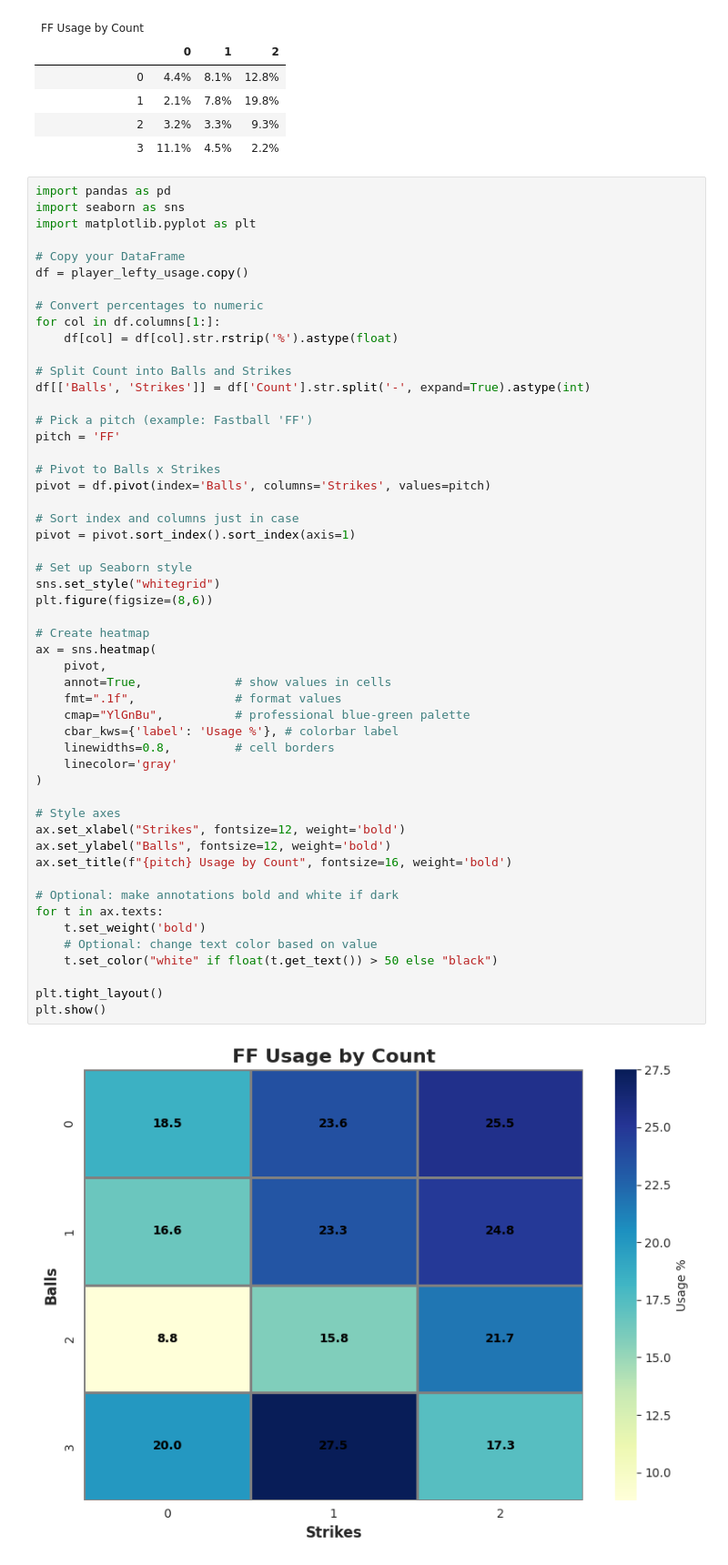
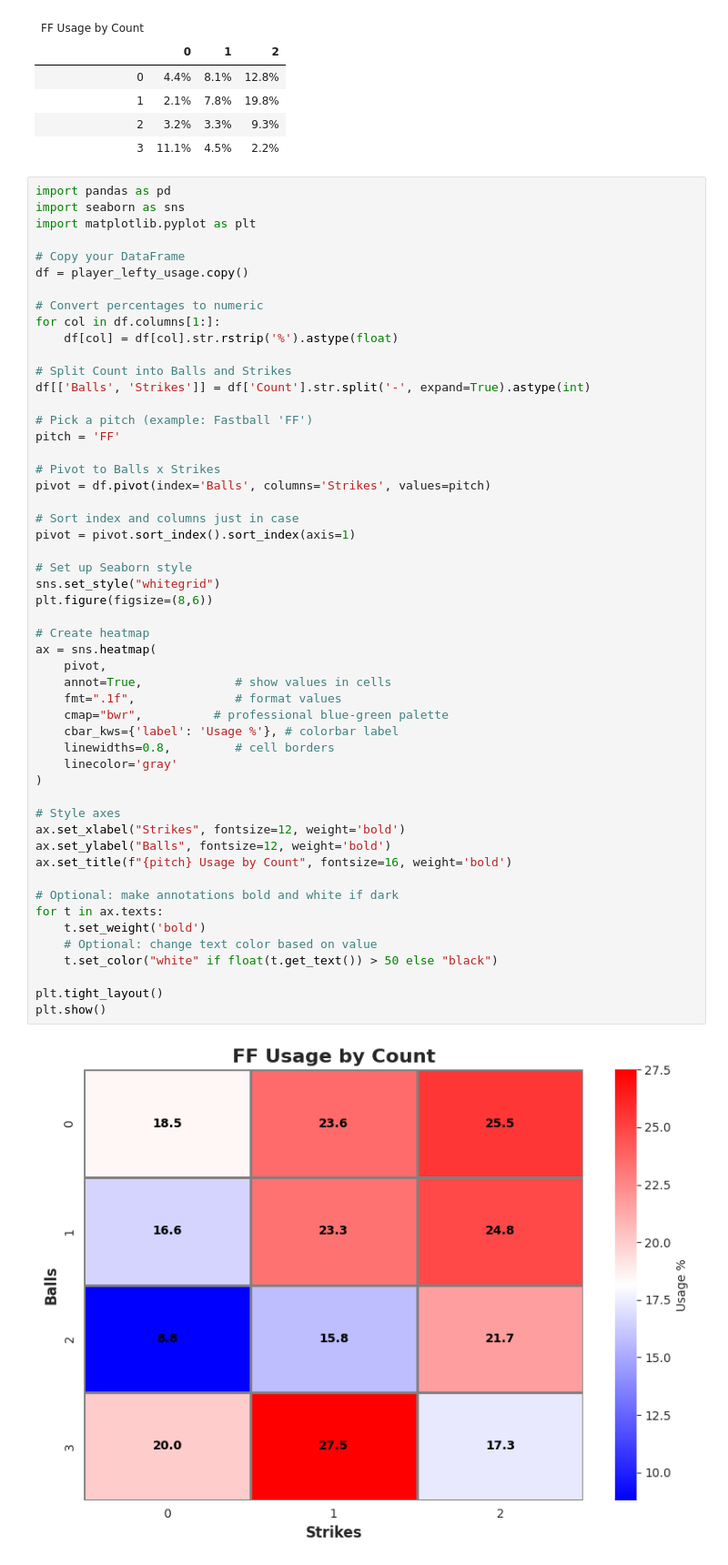
Before and after one commit to brianhockett/mlb-scouting-report, a Jupyter notebook: testing-notebook.ipynb, the cells around one changed output. Shown at 91% size. Saved outputs shown, nothing was run; the diff lists cells and outputs as text.

```diff
--- a/testing-notebook.ipynb
+++ b/testing-notebook.ipynb
@@ -322,32 +322,32 @@ pivot = df.pivot(index='Balls', columns='Strikes', values=pitch)
 pivot = pivot.sort_index().sort_index(axis=1)
 
 # Set up Seaborn style
 sns.set_style("whitegrid")
 plt.figure(figsize=(8,6))
 
 # Create heatmap
 ax = sns.heatmap(
     pivot,
     annot=True,             # show values in cells
     fmt=".1f",              # format values
-    cmap="YlGnBu",          # professional blue-green palette
+    cmap="bwr",          # professional blue-green palette
     cbar_kws={'label': 'Usage %'}, # colorbar label
     linewidths=0.8,         # cell borders
     linecolor='gray'
 )
 
 # Style axes
 ax.set_xlabel("Strikes", fontsize=12, weight='bold')
 ax.set_ylabel("Balls", fontsize=12, weight='bold')
 ax.set_title(f"{pitch} Usage by Count", fontsize=16, weight='bold')
 
 # Optional: make annotations bold and white if dark
 for t in ax.texts:
     t.set_weight('bold')
     # Optional: change text color based on value
     t.set_color("white" if float(t.get_text()) > 50 else "black")
 
 plt.tight_layout()
 plt.show()
 # %% [output]
-[figure, old version]
+[figure, new version]
```
